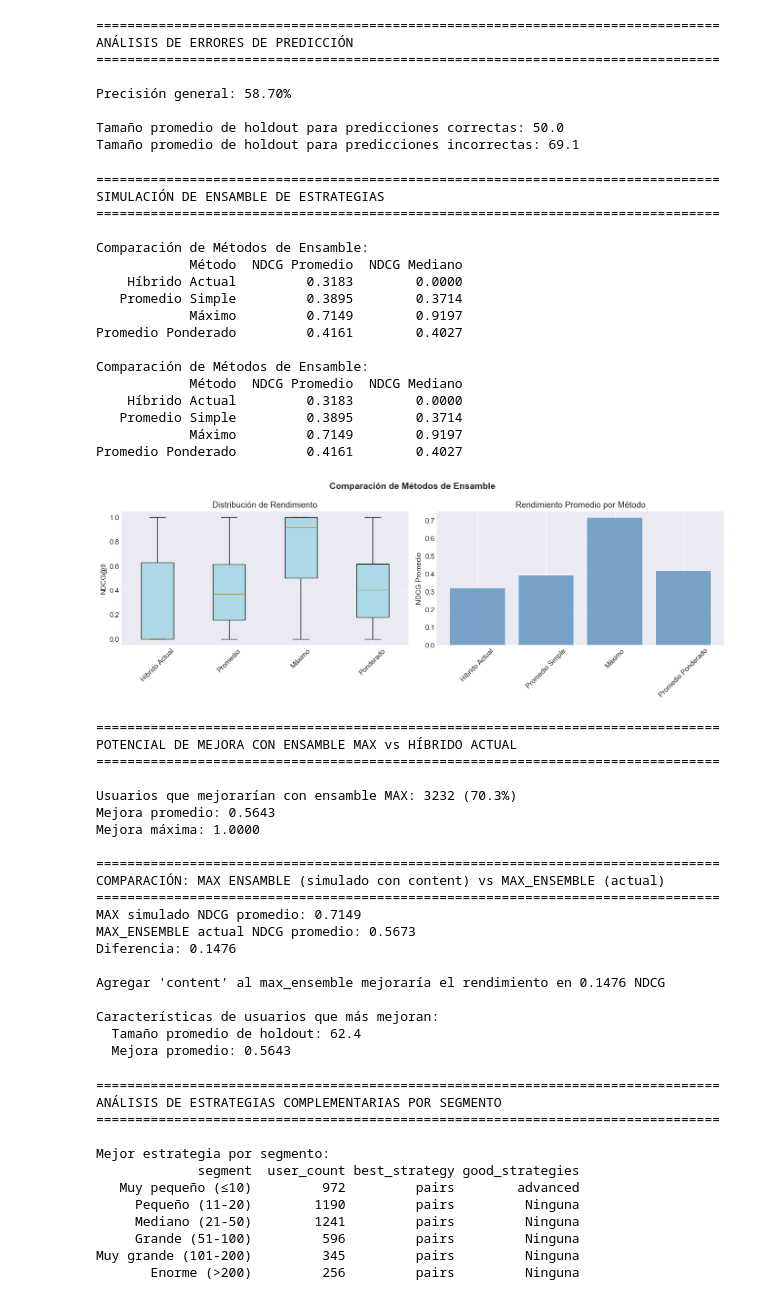
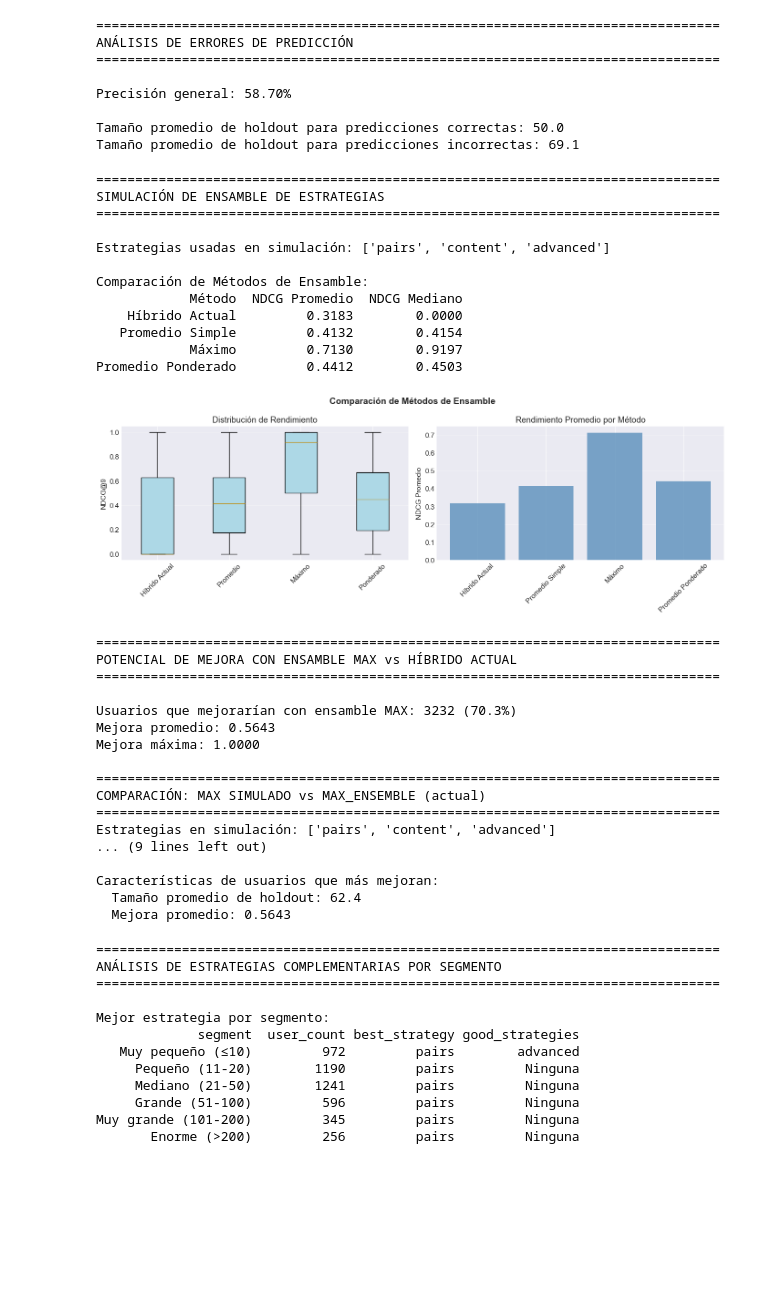
Before and after one commit to ignaciolinari/sputnik-SR, a Jupyter notebook: notebooks/analisis_ensambles.ipynb, the cells around one changed output. Cells and saved outputs as stored; diff of their text form; code cells hidden in the pictures; blank space fills up the shorter version.

Commit message:
Fix analysis simulation
Fix notebook simulation to use correct max_ensemble strategies (pairs, content, advanced)
Add documentation on simulation vs real implementation differences in conclusions

```diff
--- a/notebooks/analisis_ensambles.ipynb
+++ b/notebooks/analisis_ensambles.ipynb
@@ -49,7 +49,11 @@ print("ANÁLISIS DE COMPLEMENTARIEDAD ENTRE ESTRATEGIAS")
 print("=" * 80)
 
 # Comparar estrategias principales
+# NOTA: main_strategies son las estrategias BASE para análisis
+# max_ensemble_strategies son las que usa el sistema max_ensemble
 main_strategies = ["pairs", "content", "advanced", "hybrid"]
+max_ensemble_strategies = ["pairs", "content", "advanced"]  # Las que realmente usa max_ensemble
+
 comparison_results = []
 
 for i, strat1 in enumerate(main_strategies):
@@ -627,13 +631,18 @@ def simulate_weighted_ensemble(row, strategies, weights):
     return score / total_weight if total_weight > 0 else 0.0
 
 
-# Aplicar simulaciones
-df["ensemble_avg"] = df.apply(lambda row: simulate_average_ensemble(row, main_strategies), axis=1)
-df["ensemble_max"] = df.apply(lambda row: simulate_max_ensemble(row, main_strategies), axis=1)
+# Aplicar simulaciones con las estrategias que usa max_ensemble
+# IMPORTANTE: Solo usamos las estrategias que realmente usa max_ensemble
+df["ensemble_avg"] = df.apply(
+    lambda row: simulate_average_ensemble(row, max_ensemble_strategies), axis=1
+)
+df["ensemble_max"] = df.apply(
+    lambda row: simulate_max_ensemble(row, max_ensemble_strategies), axis=1
+)
 
 # Pesos basados en rendimiento promedio de cada estrategia
 strategy_weights = []
-for s in main_strategies:
+for s in max_ensemble_strategies:
     col = f"{s}_ndcg"
     if col in df.columns:
         mean_score = df[col].mean()
@@ -644,11 +653,12 @@ for s in main_strategies:
 # Normalizar pesos
 total_weight = sum(strategy_weights)
 strategy_weights = [
-    w / total_weight if total_weight > 0 else 1.0 / len(main_strategies) for w in strategy_weights
+    w / total_weight if total_weight > 0 else 1.0 / len(max_ensemble_strategies)
+    for w in strategy_weights
 ]
 
 df["ensemble_weighted"] = df.apply(
-    lambda row: simulate_weighted_ensemble(row, main_strategies, strategy_weights), axis=1
+    lambda row: simulate_weighted_ensemble(row, max_ensemble_strategies, strategy_weights), axis=1
 )
 
 # Comparar métodos de ensamble
@@ -670,6 +680,7 @@ ensemble_comparison = pd.DataFrame(
     }
 )
 
+print(f"\nEstrategias usadas en simulación: {max_ensemble_strategies}")
 print("\nComparación de Métodos de Ensamble:")
 print(ensemble_comparison.round(4).to_string(index=False))
 
@@ -722,49 +733,48 @@ print(
     f"\nUsuarios que mejorarían con ensamble MAX: {len(improved_users)} ({len(improved_users)/len(df)*100:.1f}%)"
 )
 print(f"Mejora promedio: {improved_users['ensemble_max_improvement'].mean():.4f}")
 print(f"Mejora máxima: {df['ensemble_max_improvement'].max():.4f}")
 
 # Comparación MAX vs max_ensemble actual
 if "max_ensemble_ndcg" in df.columns:
     print("\n" + "=" * 80)
-    print("COMPARACIÓN: MAX ENSAMBLE (simulado con content) vs MAX_ENSEMBLE (actual)")
+    print("COMPARACIÓN: MAX SIMULADO vs MAX_ENSEMBLE (actual)")
     print("=" * 80)
+    print(f"Estrategias en simulación: {max_ensemble_strategies}")
     print(f"MAX simulado NDCG promedio: {df['ensemble_max'].mean():.4f}")
     print(f"MAX_ENSEMBLE actual NDCG promedio: {df['max_ensemble_ndcg'].mean():.4f}")
     print(f"Diferencia: {(df['ensemble_max'].mean() - df['max_ensemble_ndcg'].mean()):.4f}")
 
-    if df["ensemble_max"].mean() > df["max_ensemble_ndcg"].mean():
-        print(
-            f"\nAgregar 'content' al max_ensemble mejoraría el rendimiento en {(df['ensemble_max'].mean() - df['max_ensemble_ndcg'].mean()):.4f} NDCG"
-        )
+    if abs(df["ensemble_max"].mean() - df["max_ensemble_ndcg"].mean()) < 0.01:
+        print("\n✓ La simulación MAX coincide con max_ensemble actual (diferencia < 0.01)")
+        print("  Esto confirma que max_ensemble está funcionando correctamente")
     else:
         print(
-            f"\nAgregar 'content' NO mejoraría el rendimiento (diferencia: {(df['ensemble_max'].mean() - df['max_ensemble_ndcg'].mean()):.4f})"
+            f"\n⚠ Diferencia significativa detectada: {abs(df['ensemble_max'].mean() - df['max_ensemble_ndcg'].mean()):.4f}"
         )
+        print("  Posibles causas:")
+        print("  - Diferencia en estrategias incluidas")
+        print("  - Diferencia en implementación (diversificación, filtros, etc.)")
+        print("  - Simulación usa NDCG final, max_ensemble usa scores de ranking")
 
 if len(improved_users) > 0:
     print("\nCaracterísticas de usuarios que más mejoran:")
     print(f"  Tamaño promedio de holdout: {improved_users['holdout_size'].mean():.1f}")
     print(f"  Mejora promedio: {improved_users['ensemble_max_improvement'].mean():.4f}")
 # %% [output]
 ================================================================================
 SIMULACIÓN DE ENSAMBLE DE ESTRATEGIAS
 ================================================================================
 
-Comparación de Métodos de Ensamble:
-            Método  NDCG Promedio  NDCG Mediano
-    Híbrido Actual         0.3183        0.0000
-   Promedio Simple         0.3895        0.3714
-            Máximo         0.7149        0.9197
-Promedio Ponderado         0.4161        0.4027
+Estrategias usadas en simulación: ['pairs', 'content', 'advanced']
 
 Comparación de Métodos de Ensamble:
             Método  NDCG Promedio  NDCG Mediano
     Híbrido Actual         0.3183        0.0000
-   Promedio Simple         0.3895        0.3714
-            Máximo         0.7149        0.9197
-Promedio Ponderado         0.4161        0.4027
+   Promedio Simple         0.4132        0.4154
+            Máximo         0.7130        0.9197
+Promedio Ponderado         0.4412        0.4503
-[figure, old version]
+[figure, new version]
 ================================================================================
 POTENCIAL DE MEJORA CON ENSAMBLE MAX vs HÍBRIDO ACTUAL
 ================================================================================
@@ -774,13 +784,10 @@ Mejora promedio: 0.5643
 Mejora máxima: 1.0000
 
 ================================================================================
-COMPARACIÓN: MAX ENSAMBLE (simulado con content) vs MAX_ENSEMBLE (actual)
+COMPARACIÓN: MAX SIMULADO vs MAX_ENSEMBLE (actual)
 ================================================================================
-MAX simulado NDCG promedio: 0.7149
-MAX_ENSEMBLE actual NDCG promedio: 0.5673
-Diferencia: 0.1476
-
-Agregar 'content' al max_ensemble mejoraría el rendimiento en 0.1476 NDCG
+Estrategias en simulación: ['pairs', 'content', 'advanced']
+... (9 lines left out)
 
 Características de usuarios que más mejoran:
   Tamaño promedio de holdout: 62.4
```
Also changed, not shown: parts of 2 cells of this notebook.
